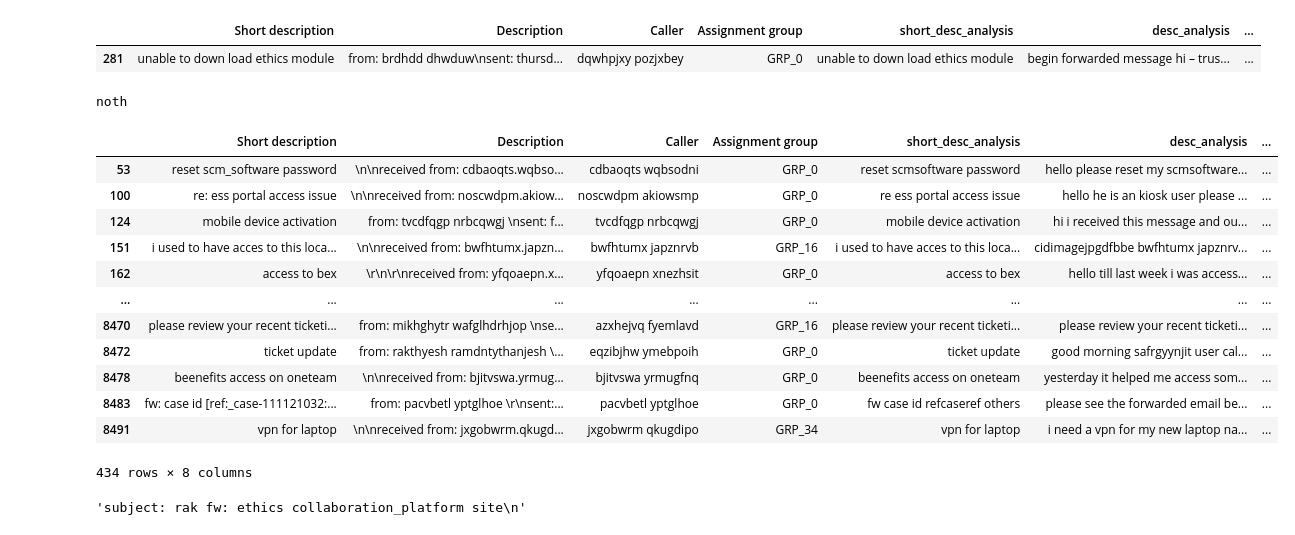
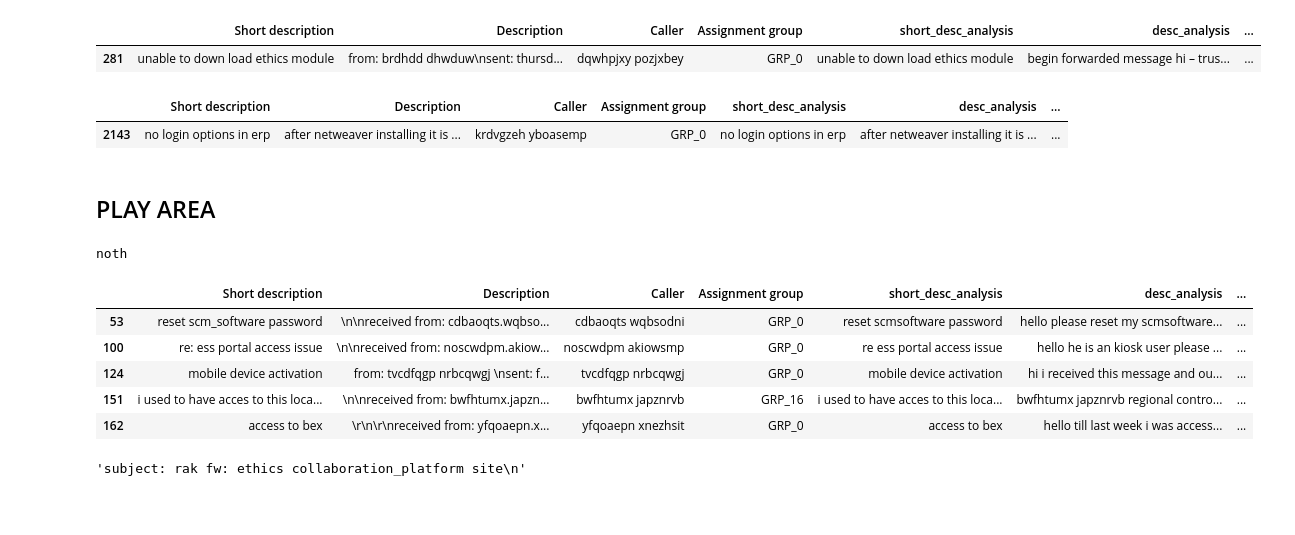
Before and after one commit to prasadpn/Ticket-Assignment, a Jupyter notebook: PP_AutomaticTicketAssignment.ipynb, the cells around one changed output. Saved outputs shown, nothing was run; the diff lists cells and outputs as text; code cells hidden in the pictures; blank space fills up the shorter version.

Commit message:
remove embedded images and certain other templates
added code to remove embedded images reference and certain other templates

```diff
--- a/PP_AutomaticTicketAssignment.ipynb
+++ b/PP_AutomaticTicketAssignment.ipynb
@@ -143,8 +130,31 @@ def removed_from_to_sent_date(text):
   match_cc = re.findall(r'cc:.*[\r\n]', text)
   match_subject = re.findall(r'subject:.*[\r\n]', text)
   match_importance = re.findall(r'importance:.*[\r\n]', text)
+  match_first_name = re.findall(r'first name.*[\r\n]', text)
+  match_last_name = re.findall(r'last name.*[\r\n]', text)
+  match_user_name_space = re.findall(r'user name:.*[\r\n]', text)
+  match_user_name = re.findall(r'username:.*[\r\n]', text)
+  match_name = re.findall(r'name:.*[\r\n]', text)
+  match_language = re.findall(r'language:.*[\r\n]', text)
+  match_browser = re.findall(r'browser:.*[\r\n]', text)
+  match_mail_id = re.findall(r'mail id:.*[\r\n]', text)
+  match_email_address = re.findall(r'email address:.*[\r\n]', text)
+  match_email = re.findall(r'email:.*[\r\n]', text)
+  match_customernumber = re.findall(r'customer number:.*[\r\n]', text)
+  match_customerjobtitle = re.findall(r'customer job title:.*[\r\n]', text)
+  match_telephone = re.findall(r'telephone:.*[\r\n]', text)
+  match_contact = re.findall(r'contact #:.*[\r\n]', text)
+  match_vit_ref_num = re.findall(r'vitalyst reference number:.*[\r\n]', text)
+  match_supervisor = re.findall(r'supervisor:.*[\r\n]', text)
+  match_manager = re.findall(r'manager.*[\r\n]', text)
+  match_i_number = re.findall(r'i number:.*[\r\n]', text)
+  match_cost_center = re.findall(r'cost center.*[\r\n]', text)
+  match_ext_comp = re.findall(r'external company name.*[\r\n]', text)
+  match_emp_id = re.findall(r'emp id:.*[\r\n]', text)
+  match_emb_image = re.findall(r'\[cid:image.*\]', text)
+  match_summary = re.findall(r'summary:', text)
 
-  all_matches = match_from + match_to + match_sent + match_date + match_cc + match_subject + match_importance
+  all_matches = match_from + match_to + match_sent + match_date + match_cc + match_subject + match_importance + match_first_name + match_last_name + match_user_name_space + match_user_name + match_name + match_language + match_browser + match_mail_id + match_email_address + match_email + match_customernumber + match_telephone + match_summary + match_customerjobtitle + match_contact + match_vit_ref_num + match_supervisor + match_manager + match_i_number + match_cost_center + match_ext_comp + match_emp_id + match_emb_image
 
   for matched_text in all_matches:
     text = text.replace(matched_text, "")
@@ -423,6 +430,13 @@ ata_data[ata_data['Short description']=='unable to down load ethics module ']
 # %% [output]
 |  | Short description | Description | Caller | Assignment group | short_desc_analysis | desc_analysis | ... |
 | 281 | unable to down load ethics module | from: brdhdd dhwduw\nsent: thursd... | dqwhpjxy pozjxbey | GRP_0 | unable to down load ethics module | begin forwarded message hi – trus... | ... |
+# %%
+ata_data[ata_data['Short description']=='no login options in erp']
+# %% [output]
+|  | Short description | Description | Caller | Assignment group | short_desc_analysis | desc_analysis | ... |
+| 2143 | no login options in erp | after netweaver installing it is ... | krdvgzeh yboasemp | GRP_0 | no login options in erp | after netweaver installing it is ... | ... |
+# %% [markdown]
+## PLAY AREA
 # %%
 line = "should we use regex more often? let me know at  received from:321dsasdsa@dasdsa.com.lol"
 match = re.search(r'received from: [\w\.-]+@[\w\.-]+', line)
@@ -435,21 +449,14 @@ else:
 # %% [output]
 noth
 # %%
-ata_data[ata_data['Description'].str.contains('to:', case=False, na=False)]
+ata_data[ata_data['Description'].str.contains('to:', case=False, na=False)].head()
 # %% [output]
 |  | Short description | Description | Caller | Assignment group | short_desc_analysis | desc_analysis | ... |
 | 53 | reset scm_software password | \n\nreceived from: cdbaoqts.wqbso... | cdbaoqts wqbsodni | GRP_0 | reset scmsoftware password | hello please reset my scmsoftware... | ... |
 | 100 | re: ess portal access issue | \n\nreceived from: noscwdpm.akiow... | noscwdpm akiowsmp | GRP_0 | re ess portal access issue | hello he is an kiosk user please ... | ... |
 | 124 | mobile device activation | from: tvcdfqgp nrbcqwgj \nsent: f... | tvcdfqgp nrbcqwgj | GRP_0 | mobile device activation | hi i received this message and ou... | ... |
-| 151 | i used to have acces to this loca... | \n\nreceived from: bwfhtumx.japzn... | bwfhtumx japznrvb | GRP_16 | i used to have acces to this loca... | cidimagejpgdfbbe bwfhtumx japznrv... | ... |
+| 151 | i used to have acces to this loca... | \n\nreceived from: bwfhtumx.japzn... | bwfhtumx japznrvb | GRP_16 | i used to have acces to this loca... | bwfhtumx japznrvb regional contro... | ... |
 | 162 | access to bex | \r\n\r\nreceived from: yfqoaepn.x... | yfqoaepn xnezhsit | GRP_0 | access to bex | hello till last week i was access... | ... |
-| ... | ... | ... | ... | ... | ... | ... | ... |
-| 8470 | please review your recent ticketi... | from: mikhghytr wafglhdrhjop \nse... | azxhejvq fyemlavd | GRP_16 | please review your recent ticketi... | please review your recent ticketi... | ... |
-| 8472 | ticket update | from: rakthyesh ramdntythanjesh \... | eqzibjhw ymebpoih | GRP_0 | ticket update | good morning safrgyynjit user cal... | ... |
-| 8478 | beenefits access on oneteam | \n\nreceived from: bjitvswa.yrmug... | bjitvswa yrmugfnq | GRP_0 | beenefits access on oneteam | yesterday it helped me access som... | ... |
-| 8483 | fw: case id [ref:_case-111121032:... | from: pacvbetl yptglhoe \r\nsent:... | pacvbetl yptglhoe | GRP_0 | fw case id refcaseref others | please see the forwarded email be... | ... |
-| 8491 | vpn for laptop | \n\nreceived from: jxgobwrm.qkugd... | jxgobwrm qkugdipo | GRP_34 | vpn for laptop | i need a vpn for my new laptop na... | ... |
-434 rows × 8 columns
 # %%
 text1 = 'from: mikhghytr wafglhdrhjop \nsent: thursday, august 04, 2016 8:50 pm\nto: nwfodmhc exurcwkm\nsubject: rak fw: ethics collaboration_platform site\n\nplease review your recent ticketing_tool tickets and let me know who modified the ethics collaboration_platform site. a few weeks ago i had requested a change that placed a third column of selections. not sure who or why this was undone.\n\nmikhghytr wafglhdrhjop\nsr. manager, global ethics and compliance programdntys\nfrom: kzbuhixt zjdmoahr \nsent: thursday, august 04, 2016 11:16 am\nto: mikhghytr wafglhdrhjop <azxhejvq.fyemlavd@gmail.com>\nsubject: re: ethics collaboration_platform site\n\nohâ€¦â€¦??\n\nsethdyr hdtyr\nassistant general counsel â€“ compliance and real estate\nglobal director of ethics & compliance; ccep\nkzbuhixt.zjdmoahr@gmail.com \n'
 # %%
```
Also changed, not shown: parts of 21 cells of this notebook.
